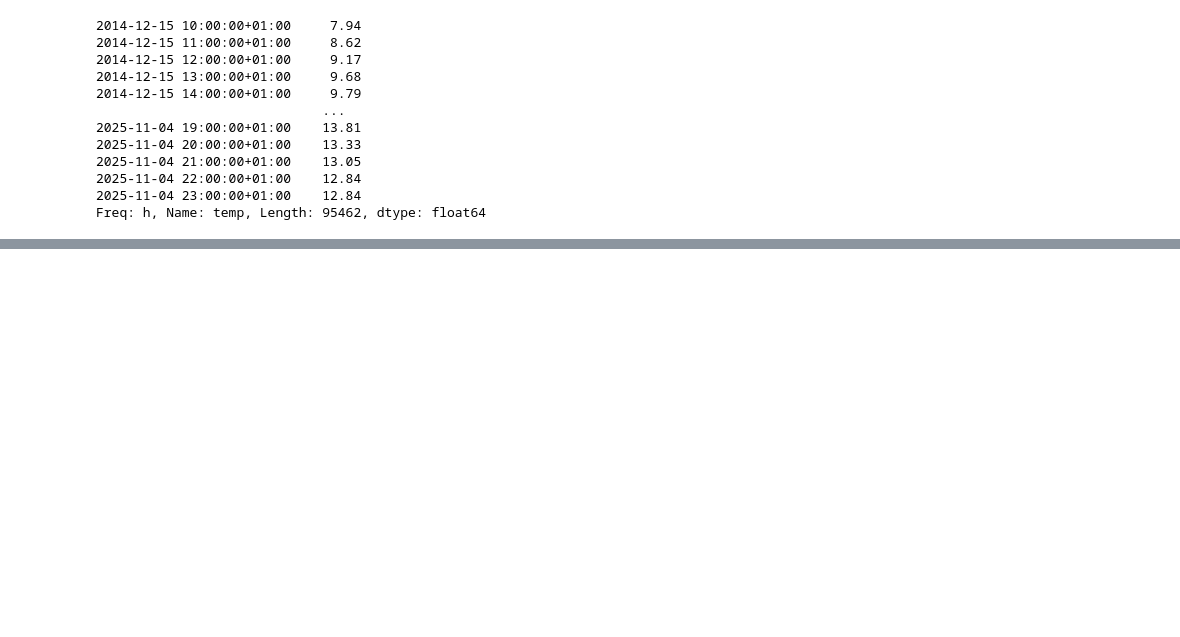
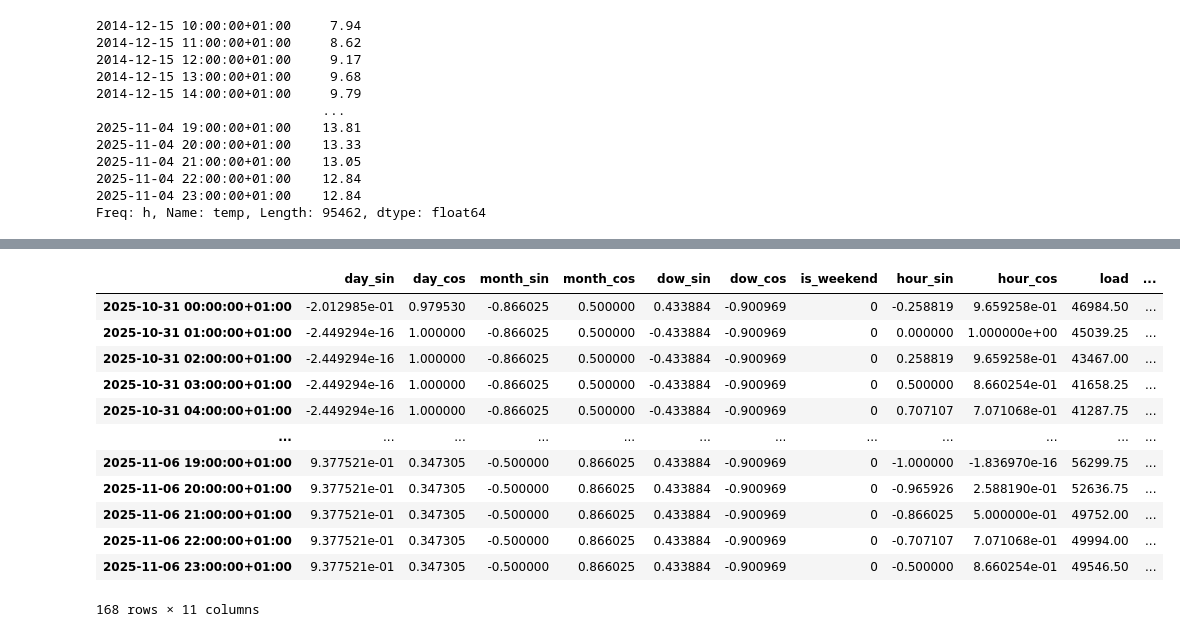
Before and after one commit to enzo-boulin/Eclipse, a Jupyter notebook: main.ipynb, the cells around one changed output, grey strips where cells are left out. Saved outputs shown, nothing was run; the diff lists cells and outputs as text; code cells hidden in the pictures; blank space fills up the shorter version.

```diff
--- a/main.ipynb
+++ b/main.ipynb
@@ -594,3 +594,14 @@ df.temp.shift(-1).ffill()
 2025-11-04 22:00:00+01:00    12.84
 2025-11-04 23:00:00+01:00    12.84
 Freq: h, Name: temp, Length: 95462, dtype: float64
+# %%
+from enstoe_client import EntsoeHourlyClient
+from config import ENTSOE_TOKEN
+client = EntsoeHourlyClient(api_key=ENTSOE_TOKEN)
+lag = 0
+end=pd.Timestamp.now(tz="CET").round("D")-pd.DateOffset(days=1)
+start=end - pd.Timedelta(days=7)
+print("Building dataset from", start, "to", end)
+dff = build_dataset(start, end)
+dff
+# %% [output]
@@ -596,0 +609,13 @@ Freq: h, Name: temp, Length: 95462, dtype: float64
+|  | day_sin | day_cos | month_sin | month_cos | dow_sin | dow_cos | is_weekend | hour_sin | hour_cos | load | ... |
+| 2025-10-31 00:00:00+01:00 | -2.012985e-01 | 0.979530 | -0.866025 | 0.500000 | 0.433884 | -0.900969 | 0 | -0.258819 | 9.659258e-01 | 46984.50 | ... |
+| 2025-10-31 01:00:00+01:00 | -2.449294e-16 | 1.000000 | -0.866025 | 0.500000 | -0.433884 | -0.900969 | 0 | 0.000000 | 1.000000e+00 | 45039.25 | ... |
+| 2025-10-31 02:00:00+01:00 | -2.449294e-16 | 1.000000 | -0.866025 | 0.500000 | -0.433884 | -0.900969 | 0 | 0.258819 | 9.659258e-01 | 43467.00 | ... |
+| 2025-10-31 03:00:00+01:00 | -2.449294e-16 | 1.000000 | -0.866025 | 0.500000 | -0.433884 | -0.900969 | 0 | 0.500000 | 8.660254e-01 | 41658.25 | ... |
+| 2025-10-31 04:00:00+01:00 | -2.449294e-16 | 1.000000 | -0.866025 | 0.500000 | -0.433884 | -0.900969 | 0 | 0.707107 | 7.071068e-01 | 41287.75 | ... |
+| ... | ... | ... | ... | ... | ... | ... | ... | ... | ... | ... | ... |
+| 2025-11-06 19:00:00+01:00 | 9.377521e-01 | 0.347305 | -0.500000 | 0.866025 | 0.433884 | -0.900969 | 0 | -1.000000 | -1.836970e-16 | 56299.75 | ... |
+| 2025-11-06 20:00:00+01:00 | 9.377521e-01 | 0.347305 | -0.500000 | 0.866025 | 0.433884 | -0.900969 | 0 | -0.965926 | 2.588190e-01 | 52636.75 | ... |
+| 2025-11-06 21:00:00+01:00 | 9.377521e-01 | 0.347305 | -0.500000 | 0.866025 | 0.433884 | -0.900969 | 0 | -0.866025 | 5.000000e-01 | 49752.00 | ... |
+| 2025-11-06 22:00:00+01:00 | 9.377521e-01 | 0.347305 | -0.500000 | 0.866025 | 0.433884 | -0.900969 | 0 | -0.707107 | 7.071068e-01 | 49994.00 | ... |
+| 2025-11-06 23:00:00+01:00 | 9.377521e-01 | 0.347305 | -0.500000 | 0.866025 | 0.433884 | -0.900969 | 0 | -0.500000 | 8.660254e-01 | 49546.50 | ... |
+168 rows × 11 columns
```
Also changed, not shown: parts of 3 cells of this notebook, 4 other files.
